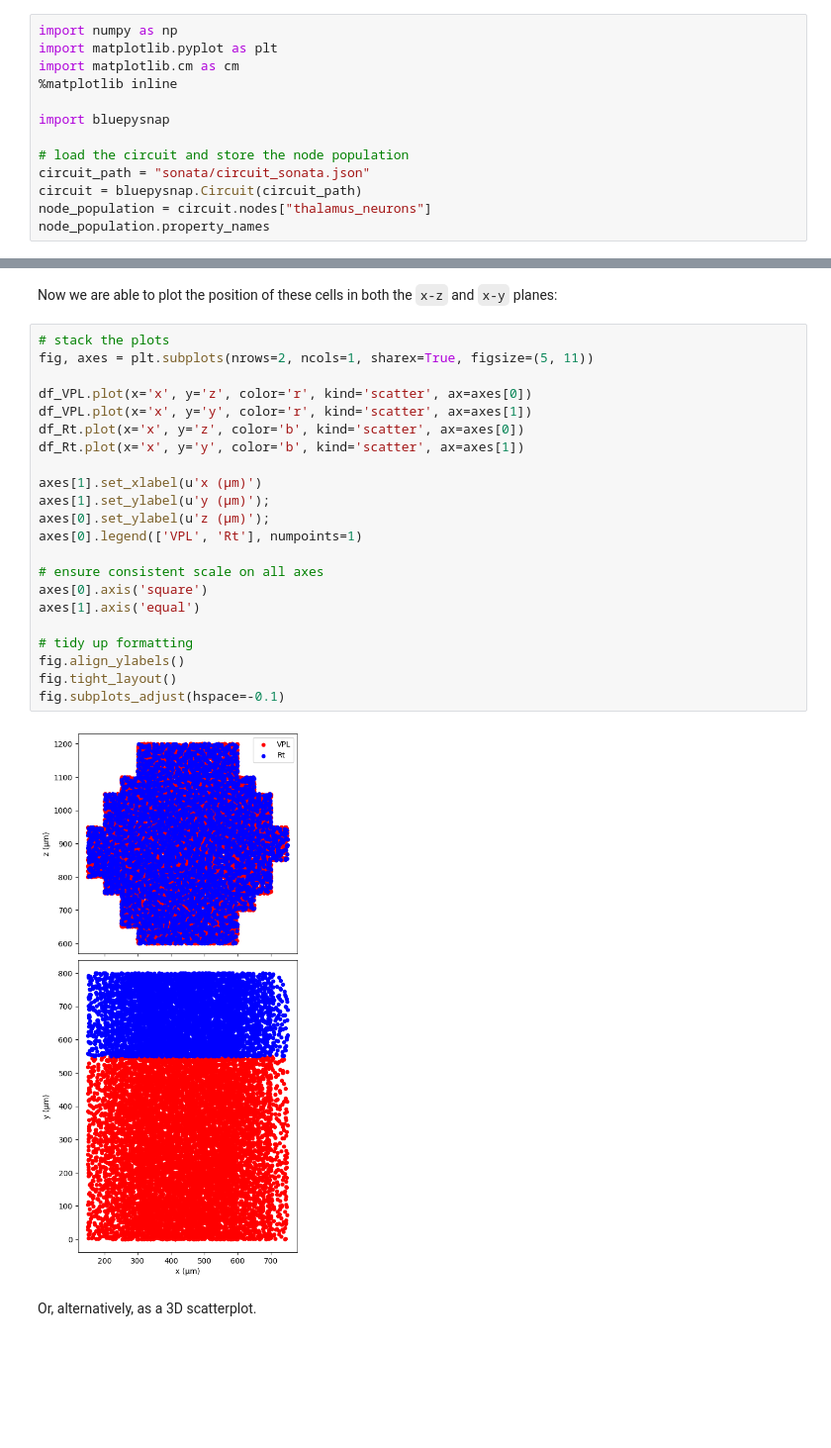
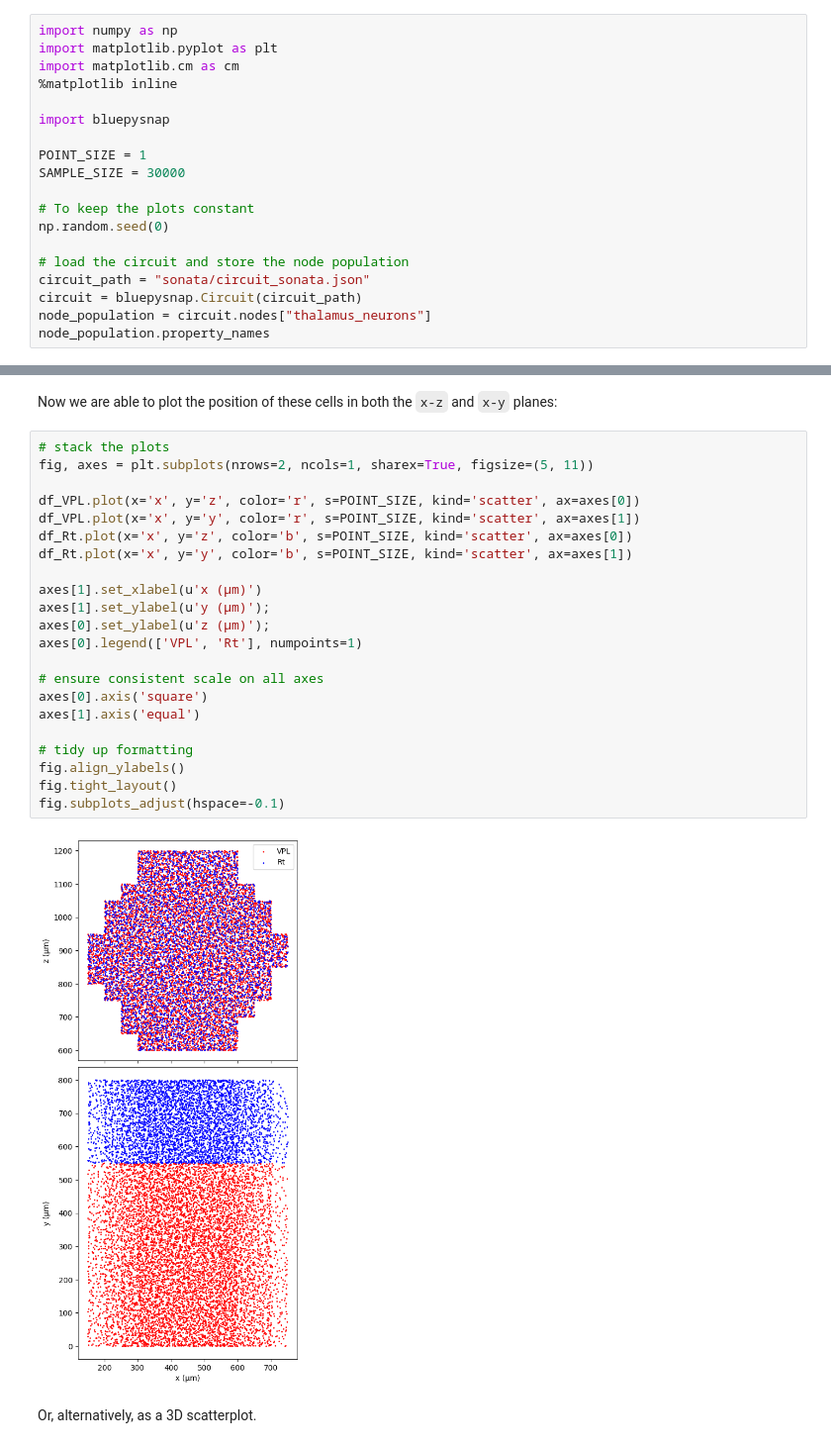
Before and after one commit to BlueBrain/snap, a Jupyter notebook: doc/source/notebooks/03_node_properties.ipynb, the cells around one changed output, grey strips where cells are left out. Shown at 99% size. Cells and saved outputs as stored; diff of their text form; blank space fills up the shorter version.

Commit message:
Only plotting a sample of the results. Decreased the size of scatter points

```diff
--- a/doc/source/notebooks/03_node_properties.ipynb
+++ b/doc/source/notebooks/03_node_properties.ipynb
@@ -13,6 +13,12 @@ import matplotlib.cm as cm
 
 import bluepysnap
 
+POINT_SIZE = 1
+SAMPLE_SIZE = 30000
+
+# To keep the plots constant
+np.random.seed(0)
+
 # load the circuit and store the node population
 circuit_path = "sonata/circuit_sonata.json"
 circuit = bluepysnap.Circuit(circuit_path)
@@ -141,27 +147,27 @@ Now we are able to plot the position of these cells in both the `x-z` and `x-y`
 # %%
 # stack the plots
 fig, axes = plt.subplots(nrows=2, ncols=1, sharex=True, figsize=(5, 11))
 
-df_VPL.plot(x='x', y='z', color='r', kind='scatter', ax=axes[0])
-df_VPL.plot(x='x', y='y', color='r', kind='scatter', ax=axes[1])
-df_Rt.plot(x='x', y='z', color='b', kind='scatter', ax=axes[0])
-df_Rt.plot(x='x', y='y', color='b', kind='scatter', ax=axes[1])
+df_VPL.plot(x='x', y='z', color='r', s=POINT_SIZE, kind='scatter', ax=axes[0])
+df_VPL.plot(x='x', y='y', color='r', s=POINT_SIZE, kind='scatter', ax=axes[1])
+df_Rt.plot(x='x', y='z', color='b', s=POINT_SIZE, kind='scatter', ax=axes[0])
+df_Rt.plot(x='x', y='y', color='b', s=POINT_SIZE, kind='scatter', ax=axes[1])
 
 axes[1].set_xlabel(u'x (μm)')
 axes[1].set_ylabel(u'y (μm)');
 axes[0].set_ylabel(u'z (μm)');
 axes[0].legend(['VPL', 'Rt'], numpoints=1)
 
 # ensure consistent scale on all axes
 axes[0].axis('square')
 axes[1].axis('equal')
 
 # tidy up formatting
 fig.align_ylabels()
 fig.tight_layout()
 fig.subplots_adjust(hspace=-0.1)
 # %% [output]
-[figure, old version]
+[figure, new version]
 # %% [markdown]
 Or, alternatively, as a 3D scatterplot.
 # %%
```
Also changed, not shown: parts of 3 cells of this notebook.
